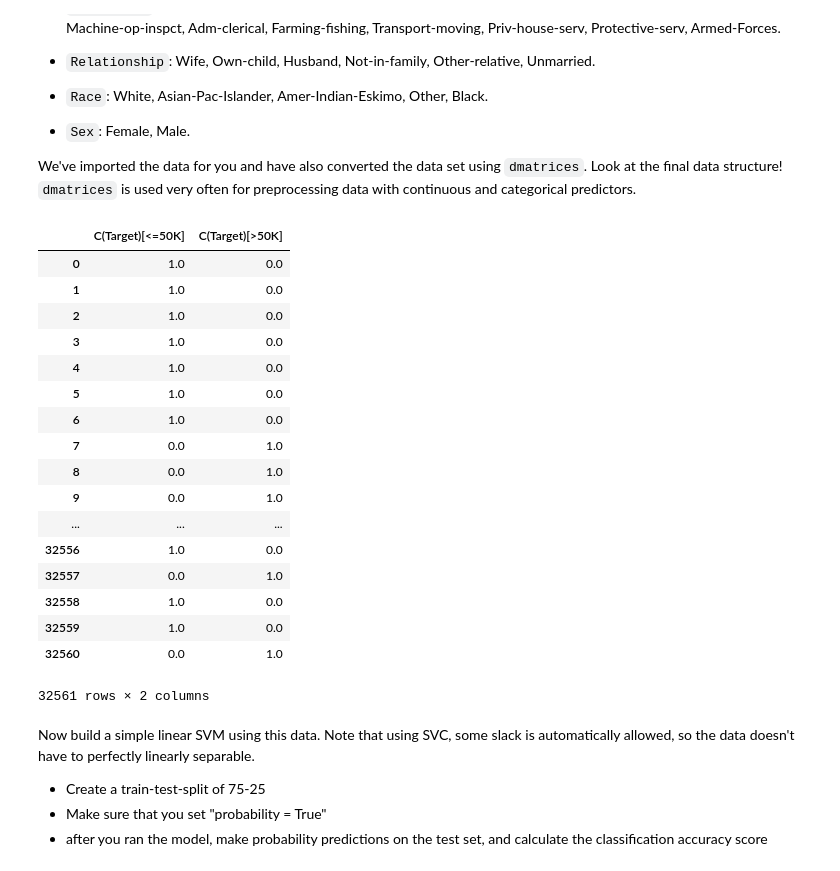
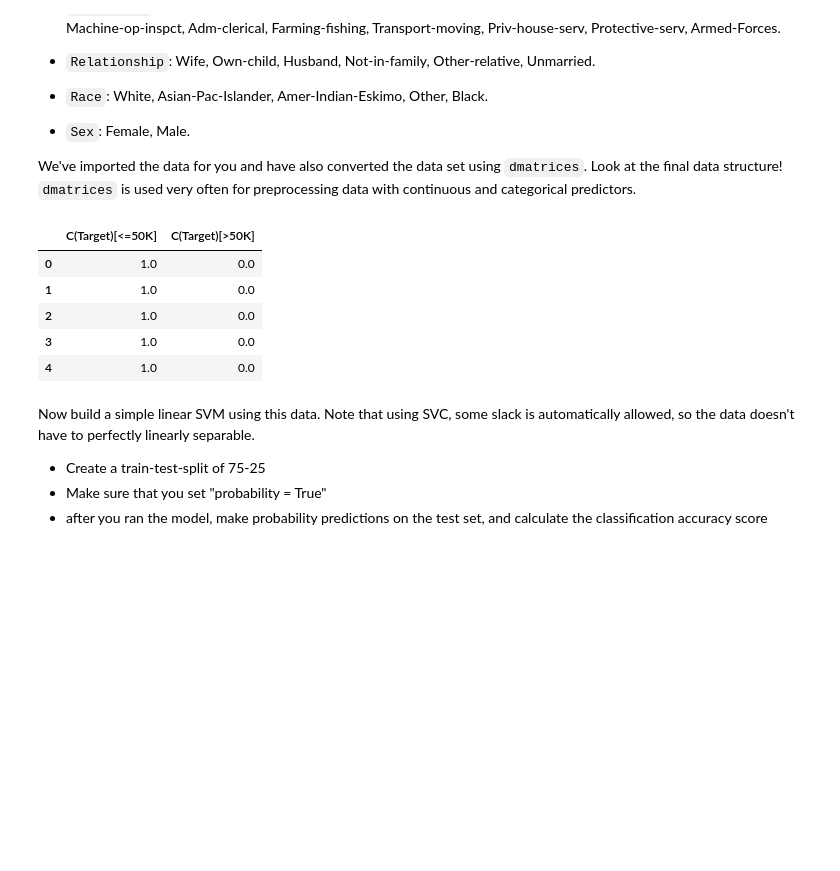
Before and after one commit to Erika-Russi/dsc-3-33-06-kernels-in-scikit-learn-lab-nyc-career-ds-102218, a Jupyter notebook: index.ipynb, the cells around one changed output. Cells and saved outputs as stored; diff of their text form; code cells hidden in the pictures; blank space fills up the shorter version.

```diff
--- a/index.ipynb
+++ b/index.ipynb
@@ -151,23 +151,11 @@ from patsy import dmatrices
 target, data = dmatrices('C(Target) ~ Age  + C(Race)+ C(Education)+ C(Relationship)+ C(Sex)+ C(Occupation)',
                   salaries, return_type = "dataframe")  #
 # %%
-target
+target.head()
 # %% [output]
 |  | C(Target)[<=50K] | C(Target)[>50K] |
 | 0 | 1.0 | 0.0 |
 | 1 | 1.0 | 0.0 |
 | 2 | 1.0 | 0.0 |
 | 3 | 1.0 | 0.0 |
 | 4 | 1.0 | 0.0 |
-| 5 | 1.0 | 0.0 |
-| 6 | 1.0 | 0.0 |
-| 7 | 0.0 | 1.0 |
-| 8 | 0.0 | 1.0 |
-| 9 | 0.0 | 1.0 |
-| ... | ... | ... |
-| 32556 | 1.0 | 0.0 |
-| 32557 | 0.0 | 1.0 |
-| 32558 | 1.0 | 0.0 |
-| 32559 | 1.0 | 0.0 |
-| 32560 | 0.0 | 1.0 |
-32561 rows × 2 columns
```
Also changed, not shown: parts of 1 cell of this notebook.
